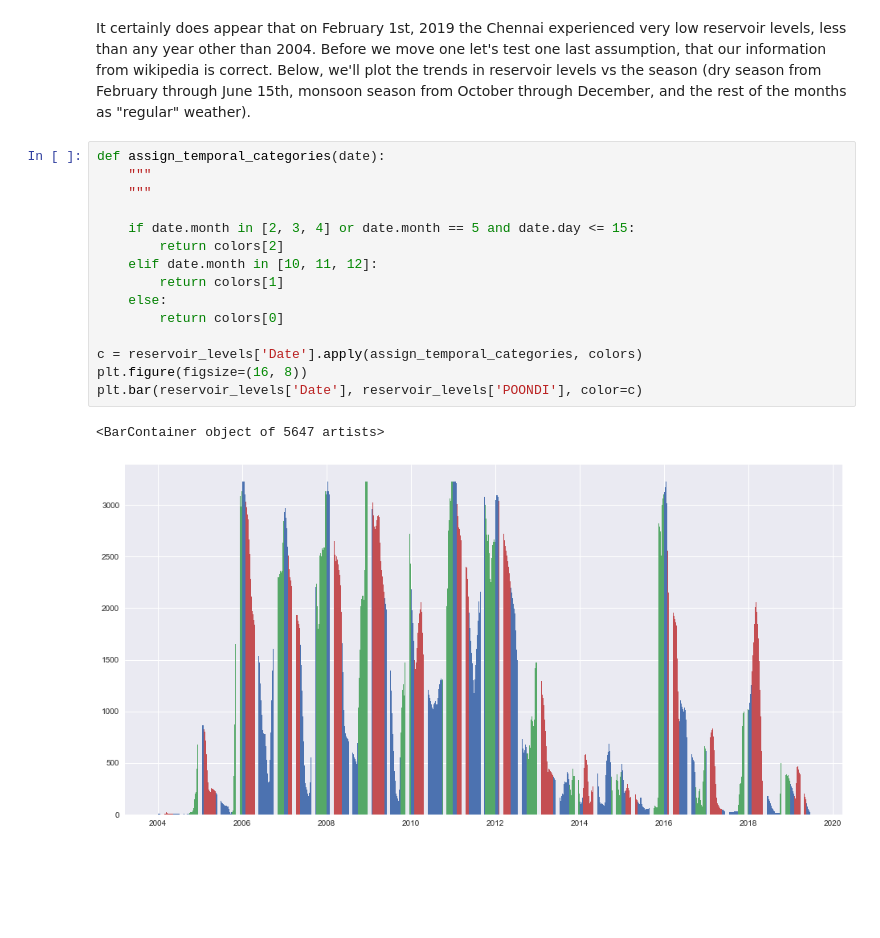
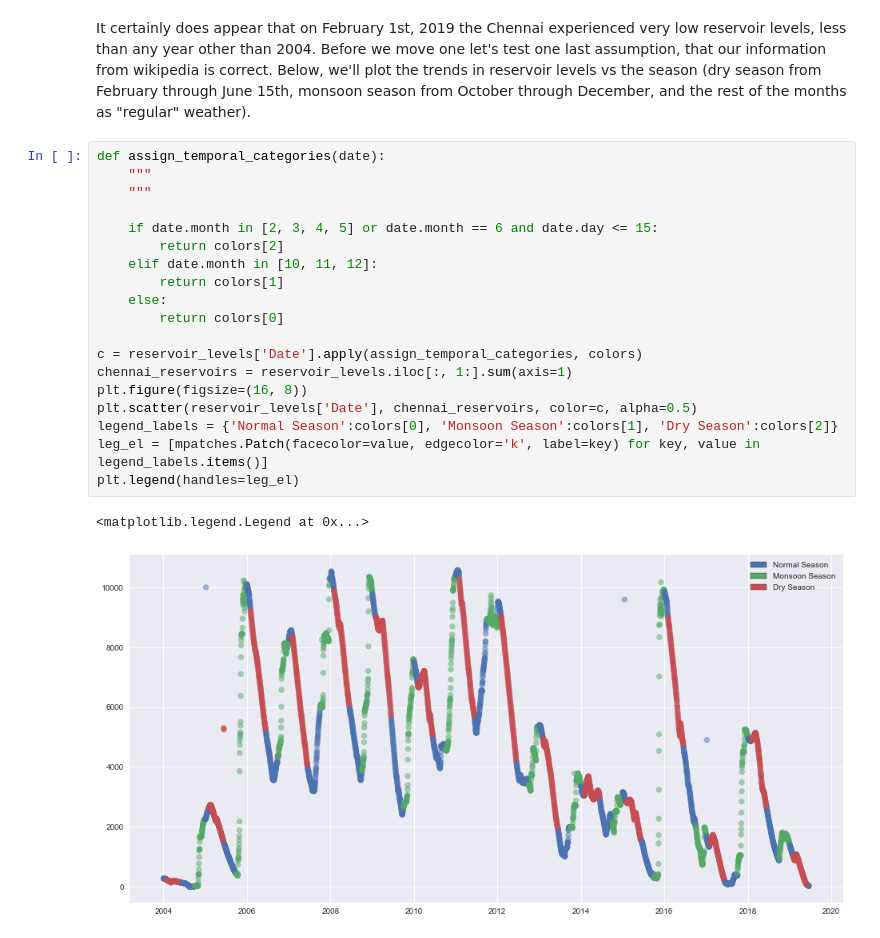
Before and after one commit to marxav0319/Chennai_Water_Management_NB, a Jupyter notebook: Chennai Water Management Exploratory Analysis.ipynb, the cells around one changed output. Cells and saved outputs as stored; diff of their text form; blank space fills up the shorter version.

Commit message:
Added scatter plot documenting seasonal changes

```diff
--- a/Chennai Water Management Exploratory Analysis.ipynb
+++ b/Chennai Water Management Exploratory Analysis.ipynb
@@ -186,18 +187,22 @@ It certainly does appear that on February 1st, 2019 the Chennai experienced very
 # %%
 def assign_temporal_categories(date):
     """
     """
 
-    if date.month in [2, 3, 4] or date.month == 5 and date.day <= 15:
+    if date.month in [2, 3, 4, 5] or date.month == 6 and date.day <= 15:
         return colors[2]
     elif date.month in [10, 11, 12]:
         return colors[1]
     else:
         return colors[0]
 
 c = reservoir_levels['Date'].apply(assign_temporal_categories, colors)
+chennai_reservoirs = reservoir_levels.iloc[:, 1:].sum(axis=1)
 plt.figure(figsize=(16, 8))
-plt.bar(reservoir_levels['Date'], reservoir_levels['POONDI'], color=c)
+plt.scatter(reservoir_levels['Date'], chennai_reservoirs, color=c, alpha=0.5)
+legend_labels = {'Normal Season':colors[0], 'Monsoon Season':colors[1], 'Dry Season':colors[2]}
+leg_el = [mpatches.Patch(facecolor=value, edgecolor='k', label=key) for key, value in legend_labels.items()]
+plt.legend(handles=leg_el)
 # %% [output]
-<BarContainer object of 5647 artists>
+<matplotlib.legend.Legend at 0x...>
-[figure, old version]
+[figure, new version]
```
Also changed, not shown: parts of 2 cells of this notebook.
